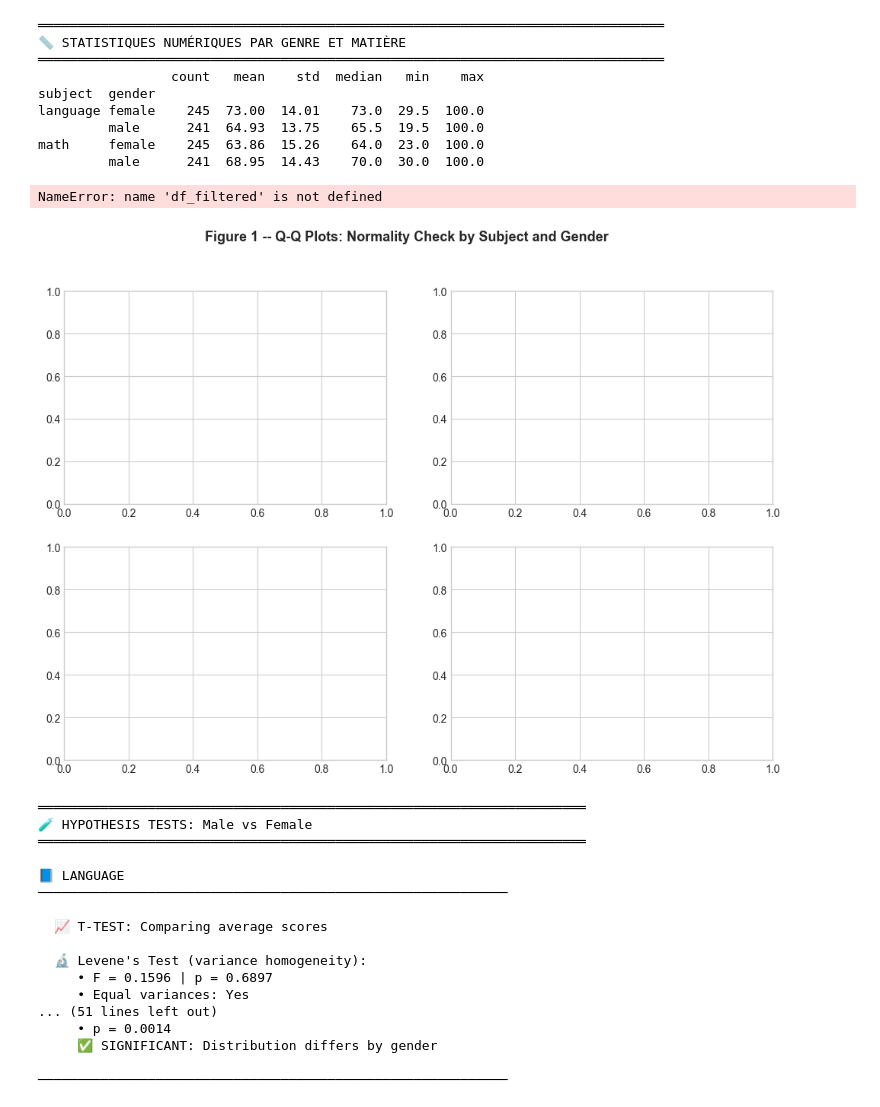
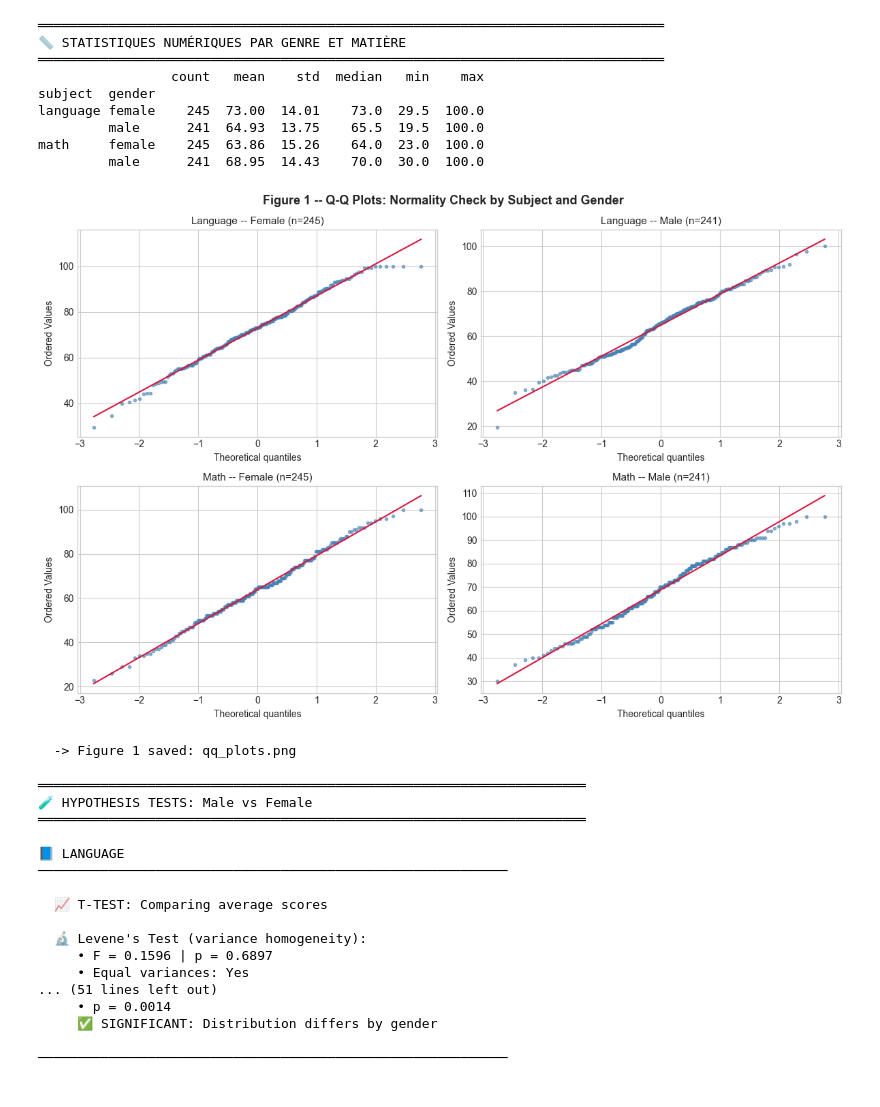
Before and after one commit to adamghrty4/tu-pr, a Jupyter notebook: src/question1.ipynb, the cells around one changed output. Drawn from its saved outputs; the diff is of its cells as text; code cells hidden in the pictures.

```diff
--- a/src/question1.ipynb
+++ b/src/question1.ipynb
@@ -184,28 +188,28 @@ math     female    245  63.86  15.26    64.0  23.0  100.0
 # %%
 fig, axes = plt.subplots(2, 2, figsize=(12, 8))
 fig.suptitle('Figure 1 -- Q-Q Plots: Normality Check by Subject and Gender',
              fontsize=13, fontweight='bold')
 
 for idx, subject in enumerate(['language', 'math']):
     for jdx, gender in enumerate(['female', 'male']):
         ax = axes[idx, jdx]
-        data = df_filtered[
-            (df_filtered['subject'] == subject) &
-            (df_filtered['gender'] == gender)
+        data = df[
+            (df['subject'] == subject) &
+            (df['gender'] == gender)
         ]['score']
         stats.probplot(data, dist="norm", plot=ax)
         ax.set_title(f"{subject.title()} -- {gender.title()} (n={len(data)})",
                      fontsize=11)
         ax.get_lines()[0].set(color='steelblue', markersize=3, alpha=0.6)
         ax.get_lines()[1].set(color='crimson', linewidth=1.5)
 
 plt.tight_layout()
 plt.savefig('qq_plots.png', dpi=150, bbox_inches='tight')
 plt.show()
 print("  -> Figure 1 saved: qq_plots.png")
 # %% [output]
+[figure, new version]
-NameError: name 'df_filtered' is not defined
+  -> Figure 1 saved: qq_plots.png
-[figure, old version]
 # %%
 import pandas as pd
 import numpy as np
```
Also changed, not shown: parts of 1 cell of this notebook.
